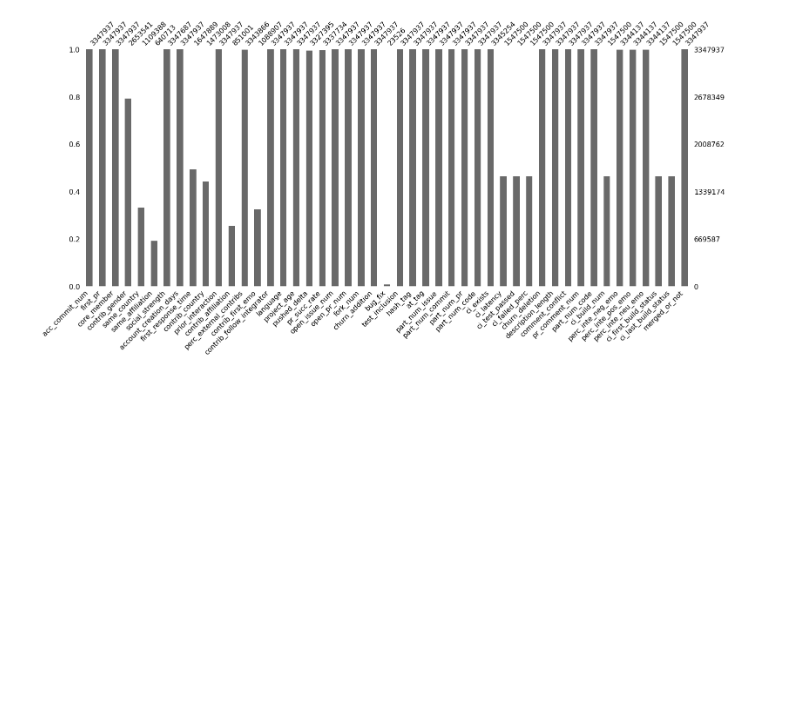
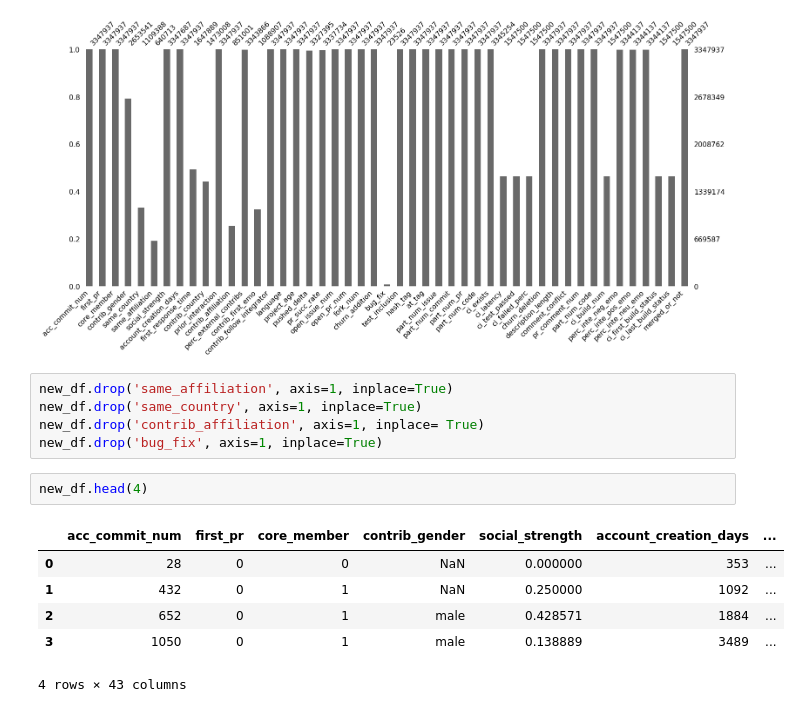
Before and after one commit to PrithaSarkar/Dissertation, a Jupyter notebook: Development/EDA.ipynb, the cells around one changed output. Drawn from its saved outputs; the diff is of its cells as text; blank space fills up the shorter version.

```diff
--- a/Development/EDA.ipynb
+++ b/Development/EDA.ipynb
@@ -104,3 +87,17 @@ msno.bar(new_df)
 # %% [output]
 <AxesSubplot:>
 [figure]
+# %%
+new_df.drop('same_affiliation', axis=1, inplace=True)
+new_df.drop('same_country', axis=1, inplace=True)
+new_df.drop('contrib_affiliation', axis=1, inplace= True)
+new_df.drop('bug_fix', axis=1, inplace=True)
+# %%
+new_df.head(4)
+# %% [output]
+|  | acc_commit_num | first_pr | core_member | contrib_gender | social_strength | account_creation_days | ... |
+| 0 | 28 | 0 | 0 | NaN | 0.000000 | 353 | ... |
+| 1 | 432 | 0 | 1 | NaN | 0.250000 | 1092 | ... |
+| 2 | 652 | 0 | 1 | male | 0.428571 | 1884 | ... |
+| 3 | 1050 | 0 | 1 | male | 0.138889 | 3489 | ... |
+4 rows × 43 columns
```
Also changed, not shown: parts of 3 cells of this notebook.
